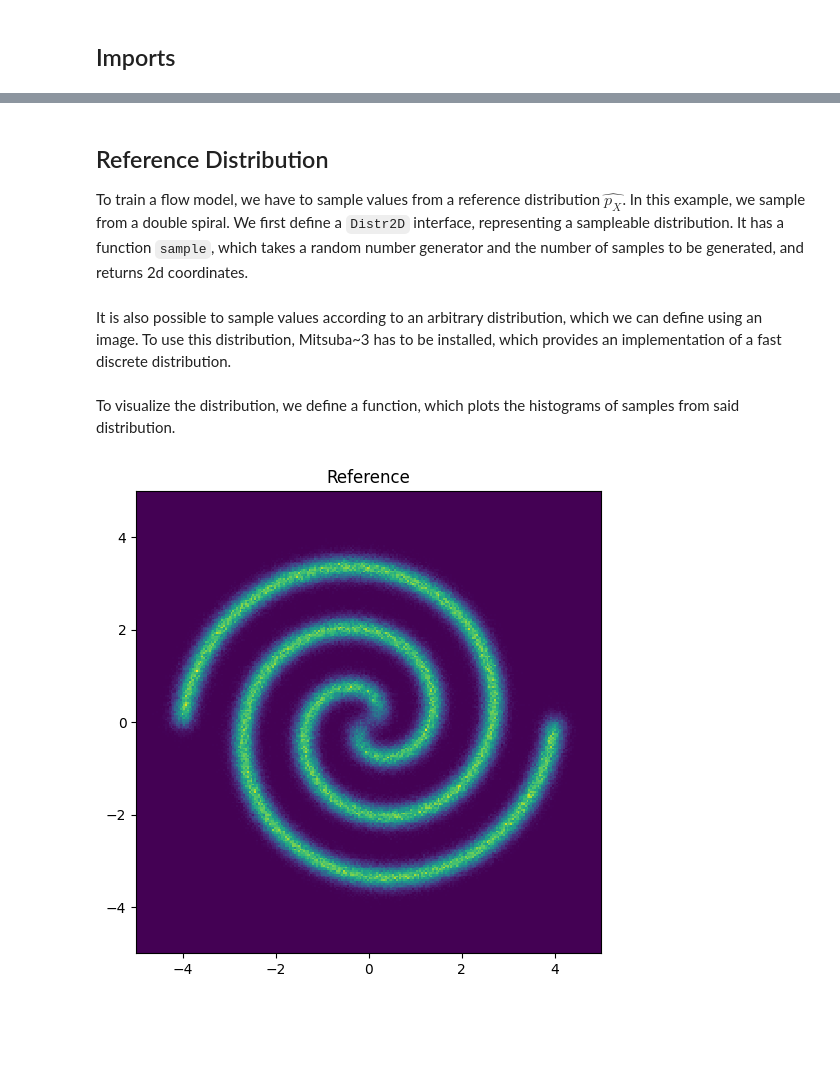
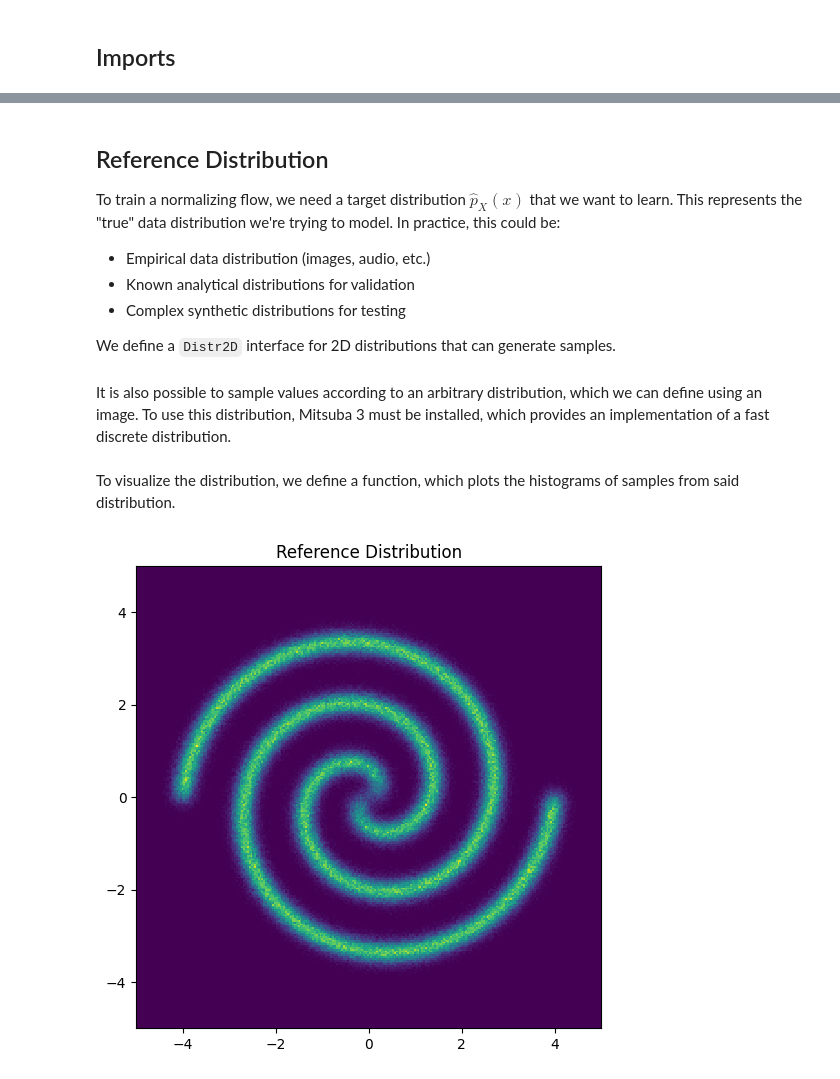
Before and after one commit to DoeringChristian/mitsuba3-experiments, a Jupyter notebook: normflow.ipynb, the cells around one changed output, grey strips where cells are left out. Cells and saved outputs as stored; diff of their text form; code cells hidden in the pictures; blank space fills up the shorter version.

```diff
--- a/normflow.ipynb
+++ b/normflow.ipynb
@@ -58,10 +92,14 @@ def log_std_normal_pdf(z: dr.ArrayBase):
 # %% [markdown]
 ## Reference Distribution
-To train a flow model, we have to sample values from a reference distribution
-$\widehat{p_X}$. In this example, we sample from a double spiral.
-We first define a `Distr2D` interface, representing a sampleable distribution.
-It has a function `sample`, which takes a random number generator and the
-number of samples to be generated, and returns 2d coordinates.
+
+To train a normalizing flow, we need a target distribution $\hat{p}_X(x)$ that
+we want to learn. This represents the "true" data distribution we're trying to
+model. In practice, this could be:
+- Empirical data distribution (images, audio, etc.)
+- Known analytical distributions for validation
+- Complex synthetic distributions for testing
+
+We define a `Distr2D` interface for 2D distributions that can generate samples.
 # %%
 
 
@@ -75,7 +113,11 @@ class Distr2D:
 
 class SpiralDistr(Distr2D):
     """
-    This distrubution generates samples according to a spiral patern.
+    Double spiral distribution for testing normalizing flows.
+
+    Generates samples following two interleaved spiral arms with added noise.
+    This creates a complex, multimodal target distribution that tests the
+    flow's ability to learn intricate geometric structures.
     """
 
     def __init__(self) -> None: ...
@@ -87,20 +129,21 @@ class SpiralDistr(Distr2D):
         sample1 = rng.random(Float32, n)
         sample2 = rng.random(Array2f, (2, n))
 
+        # Transform uniform [0,1] to [-1,1] and create spiral parameter
         sample1 = sample1 * 2 - 1
-        t = dr.sqrt(dr.abs(sample1))
-        r = t * 4 * dr.sign(sample1)
-        phi = t * dr.two_pi * 1.5
+        t = dr.sqrt(dr.abs(sample1))  # Spiral parameter
+        r = t * 4 * dr.sign(sample1)  # Radius with alternating signs for double spiral
+        phi = t * dr.two_pi * 1.5  # Angular component
 
         s, c = dr.sincos(phi)
-        x = Array2f(c * r, s * r)
-        y = square_to_std_normal(sample2) * 0.15
+        x = Array2f(c * r, s * r)  # Spiral coordinates
+        y = square_to_std_normal(sample2) * 0.15  # Gaussian noise
 
-        return x + y
+        return x + y  # Noisy spiral samples
 # %% [markdown]
 It is also possible to sample values according to an arbitrary distribution,
-which we can define using an image. To use this distribution, Mitsuba~3 has
-to be installed, which provides an implementation of a fast discrete
+which we can define using an image. To use this distribution, Mitsuba 3 must
+be installed, which provides an implementation of a fast discrete
 distribution.
 # %%
 
@@ -157,24 +218,30 @@ histograms of samples from said distribution.
 # %%
 
 
 def plot_hist(*distrs: tuple[str, Distr2D]):
     """
-    Plots the histograms of distributions with their names, given by a list of
-    tuples.
+    Visualize 2D distributions using histograms.
+
+    Creates side-by-side 2D histograms for comparing different distributions.
+    Useful for visualizing the learning progress and quality of the flow model.
+
+    Args:
+        *distrs: Variable number of (name, distribution) tuples to plot
     """
     n = len(distrs)
     n_bins = 256
     hist_range = [[-5, 5], [-5, 5]]
     fig, ax = plt.subplots(1, n, figsize=(6 * n, 6))
     ax = [ax] if n == 1 else ax
     for i in range(n):
         name, dist = distrs[i]
         x = dist.sample(rng, 1_000_000)
         ax[i].hist2d(x[0], x[1], bins=n_bins, range=hist_range)
         ax[i].set_title(name)
 
 
-plot_hist(("Reference", ref))
+# Visualize the reference distribution
+plot_hist(("Reference Distribution", ref))
 # %% [output]
-[figure, old version]
+[figure, new version]
 # %% [markdown]
```
Also changed, not shown: parts of 24 cells of this notebook, 1 other file.
